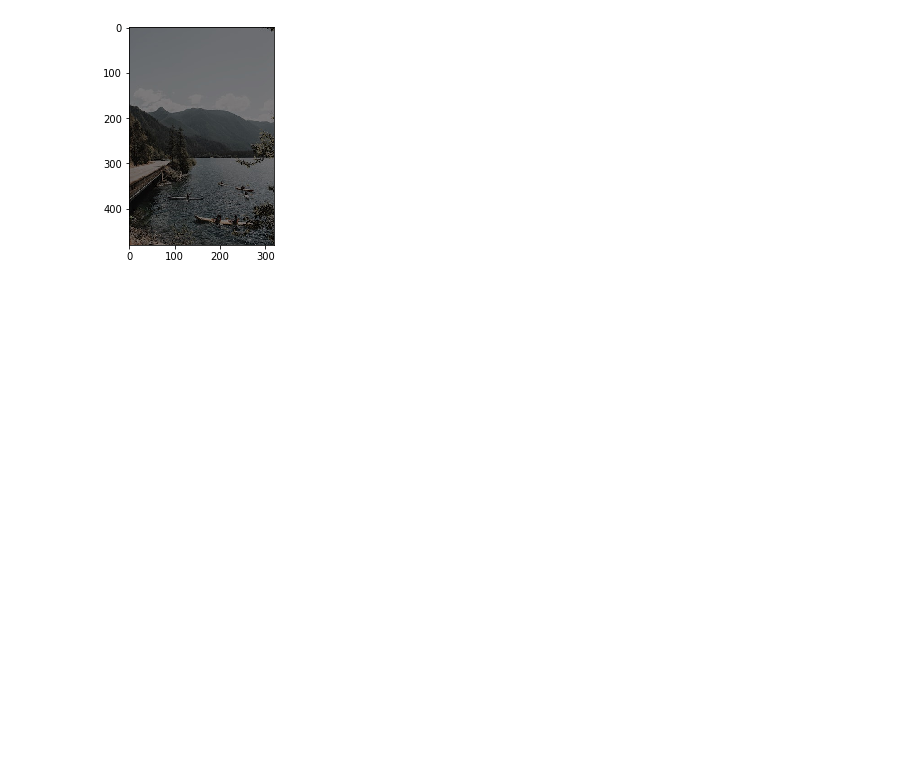
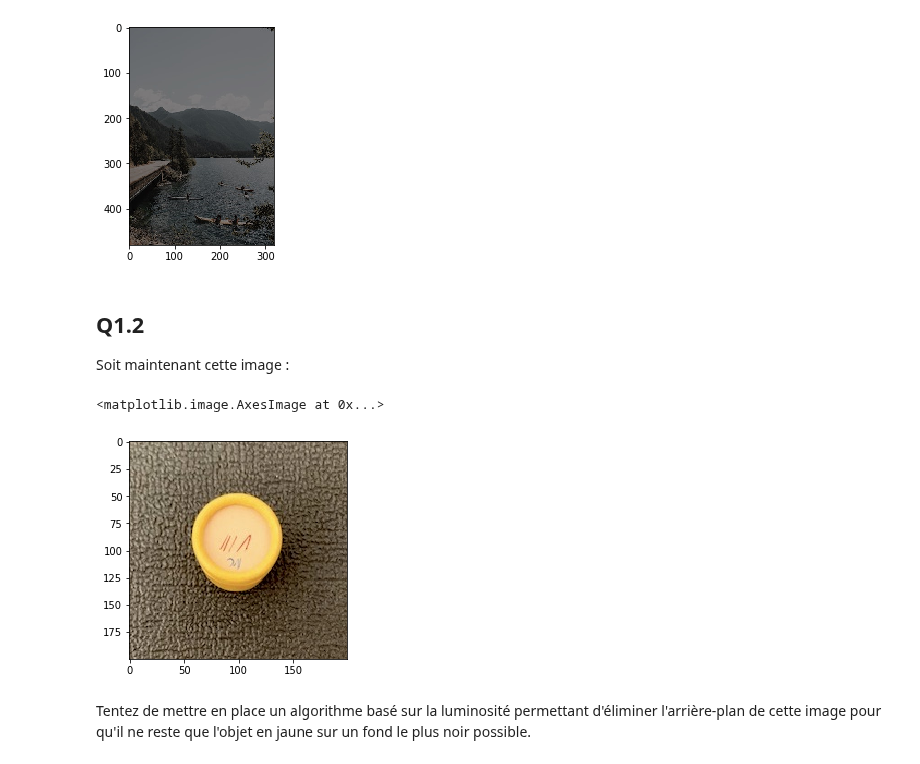
Before and after one commit to UdeS-GRO/GRO620, a Jupyter notebook: proc_2.ipynb, the cells around one changed output. Saved outputs shown, nothing was run; the diff lists cells and outputs as text; code cells hidden in the pictures; blank space fills up the shorter version.

Commit message:
Full proc2.

```diff
--- a/proc_2.ipynb
+++ b/proc_2.ipynb
@@ -51,3 +51,16 @@ plt.imshow(img_q1_out)
 # %% [output]
 <matplotlib.image.AxesImage at 0x...>
 [figure]
+# %% [markdown]
+## Q1.2
+
+Soit maintenant cette image :
+# %%
+img_q12_org = cv2.imread("images_doc/proc2-q1-object.jpeg")
+img_q12_rgb = cv2.cvtColor(img_q12_org, cv2.COLOR_BGR2RGB) # Équivalent de la question Q3.1.c de l'activité procédurale 1.
+plt.imshow(img_q12_rgb)
+# %% [output]
+<matplotlib.image.AxesImage at 0x...>
+[figure, added]
+# %% [markdown]
+Tentez de mettre en place un algorithme basé sur la luminosité permettant d'éliminer l'arrière-plan de cette image pour qu'il ne reste que l'objet en jaune sur un fond le plus noir possible.
```
Also changed, not shown: parts of 20 cells of this notebook, 4 other files.
